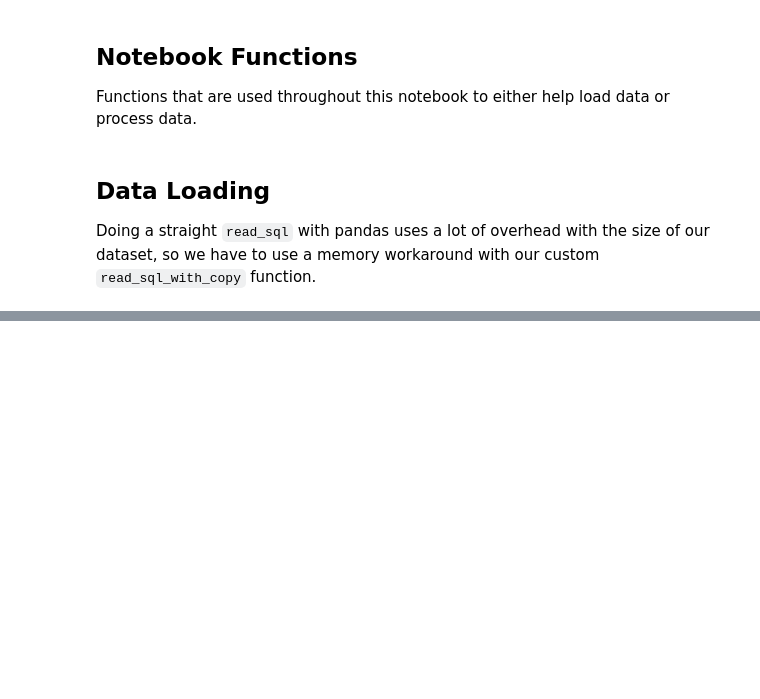
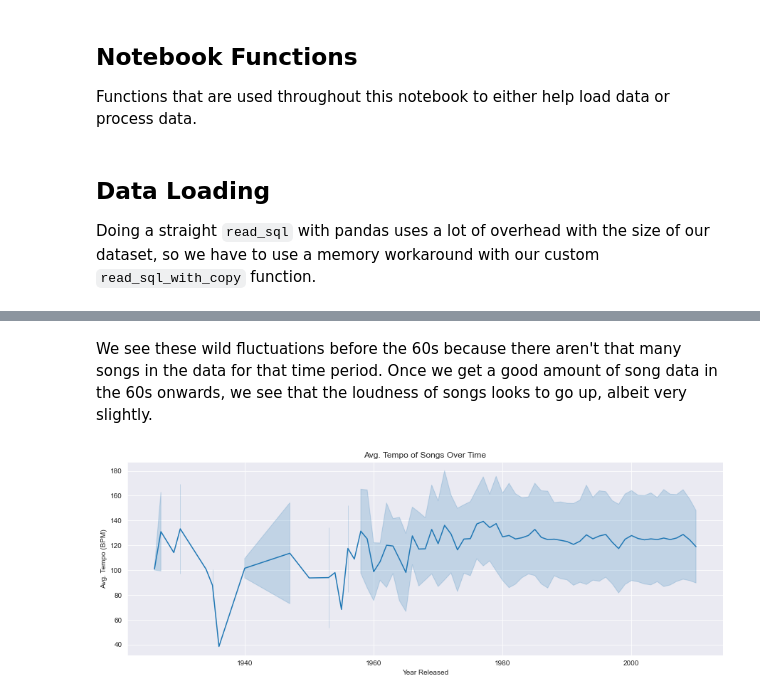
Before and after one commit to seankim658/Million-Song-Data-Analysis, a Jupyter notebook: Million Song Dataset Analysis.ipynb, the cells around one changed output, grey strips where cells are left out. Cells and saved outputs as stored; diff of their text form; code cells hidden in the pictures; blank space fills up the shorter version.

```diff
--- a/Million Song Dataset Analysis.ipynb
+++ b/Million Song Dataset Analysis.ipynb
@@ -133,0 +289,10 @@ Running query...done!
+# %% [markdown]
+We see these wild fluctuations before the 60s because there aren't that many songs in the data for that time period. Once we get a good amount of song data in the 60s onwards, we see that the loudness of songs looks to go up, albeit very slightly.
+# %%
+fig = plt.figure(figsize = (15, 5))
+ax = sns.lineplot(data = query_df, x = 'year', y = 'tempo', ci = 'sd')
+ax.set_xlabel('Year Released');
+ax.set_ylabel('Avg. Tempo (BPM)');
+ax.set_title('Avg. Tempo of Songs Over Time');
+# %% [output]
+[figure, added]
```
Also changed, not shown: parts of 20 cells of this notebook.
